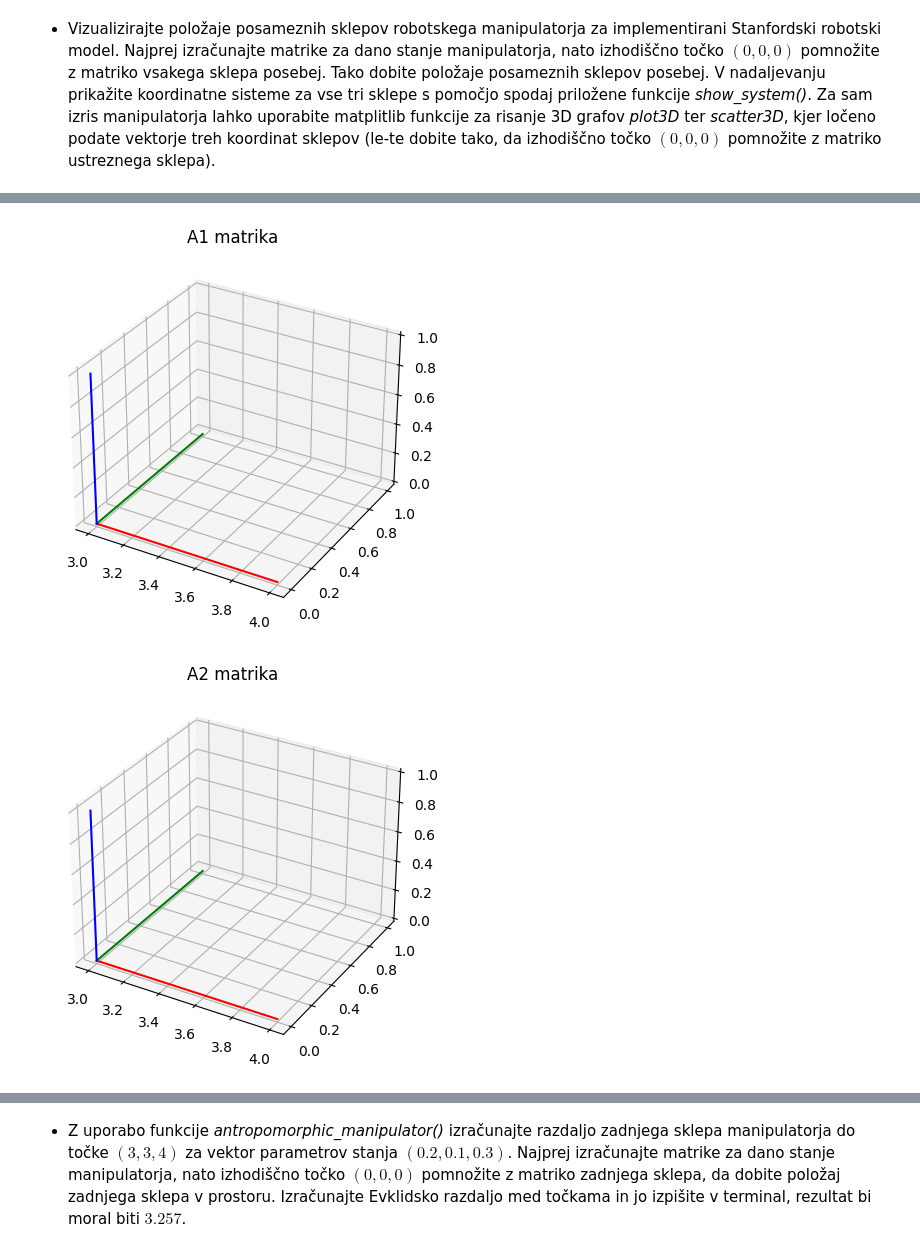
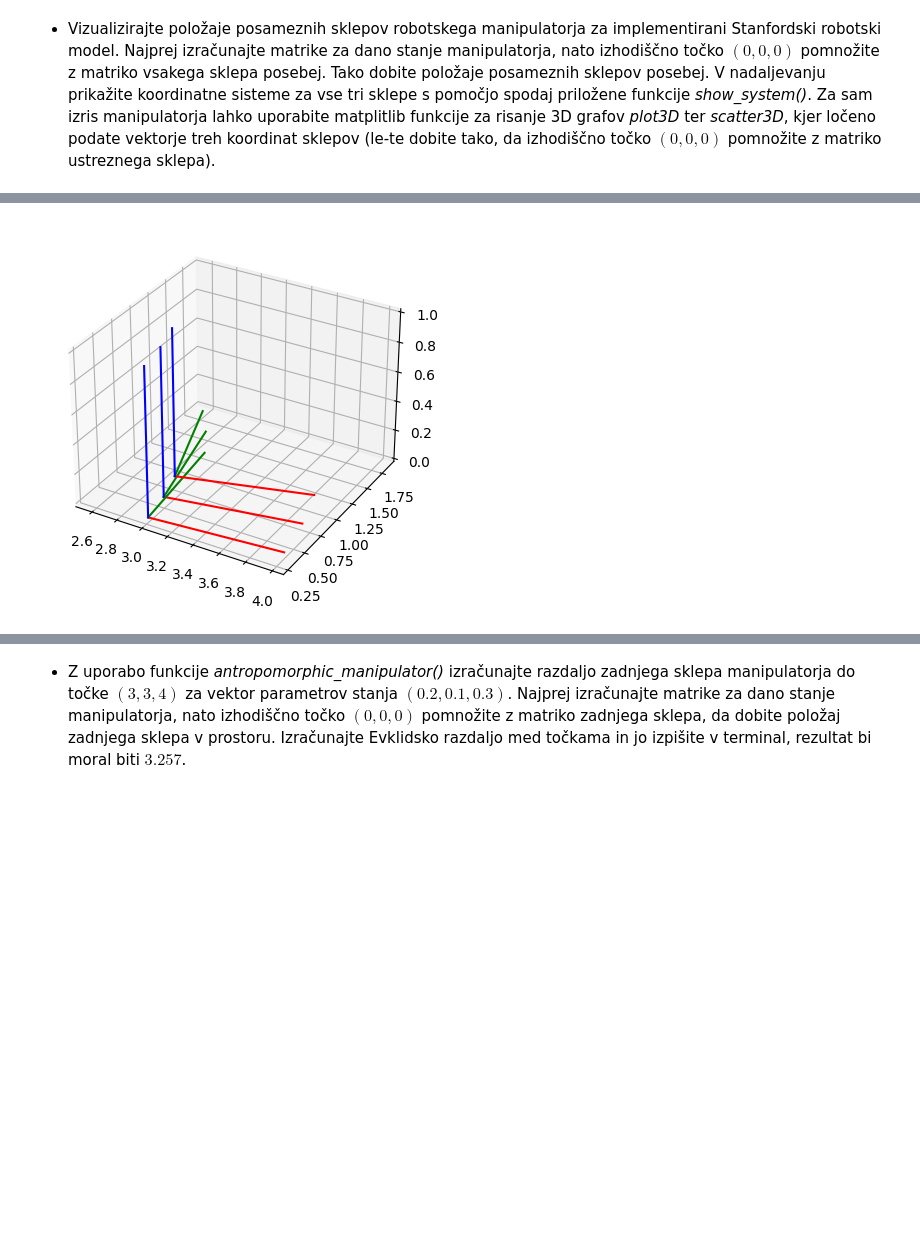
Before and after one commit to Krevs321/Robotika03, a Jupyter notebook: vaja3.ipynb, the cells around one changed output, grey strips where cells are left out. Cells and saved outputs as stored; diff of their text form; code cells hidden in the pictures; blank space fills up the shorter version.

```diff
--- a/vaja3.ipynb
+++ b/vaja3.ipynb
@@ -307,22 +297,13 @@ plt.show()
 # %%
 # Zapišite rešitev za antropomorfni manipulator tukaj
-A1, A2, A3 = antropomorphic_manipulator(0, 0, 0)
+A1, A2, A3 = antropomorphic_manipulator(0.2, 0.1, 0.3)
 
 fig = plt.figure()
 ax = plt.axes(projection ='3d')
 show_system(ax, A1)
-ax.set_title('A1 matrika')
+show_system(ax, A2)
+show_system(ax, A3)
 
-fig = plt.figure()
-ax = plt.axes(projection ='3d')
-show_system(ax, A2)
-ax.set_title('A2 matrika')
-
-fig = plt.figure()
-ax = plt.axes(projection ='3d')
-show_system(ax, A3)
-ax.set_title('A3 matrika')
 plt.show()
 # %% [output]
-[figure, old version]
+[figure, new version]
-[figure, removed]
```
Also changed, not shown: parts of 9 cells of this notebook, 1 other file.
